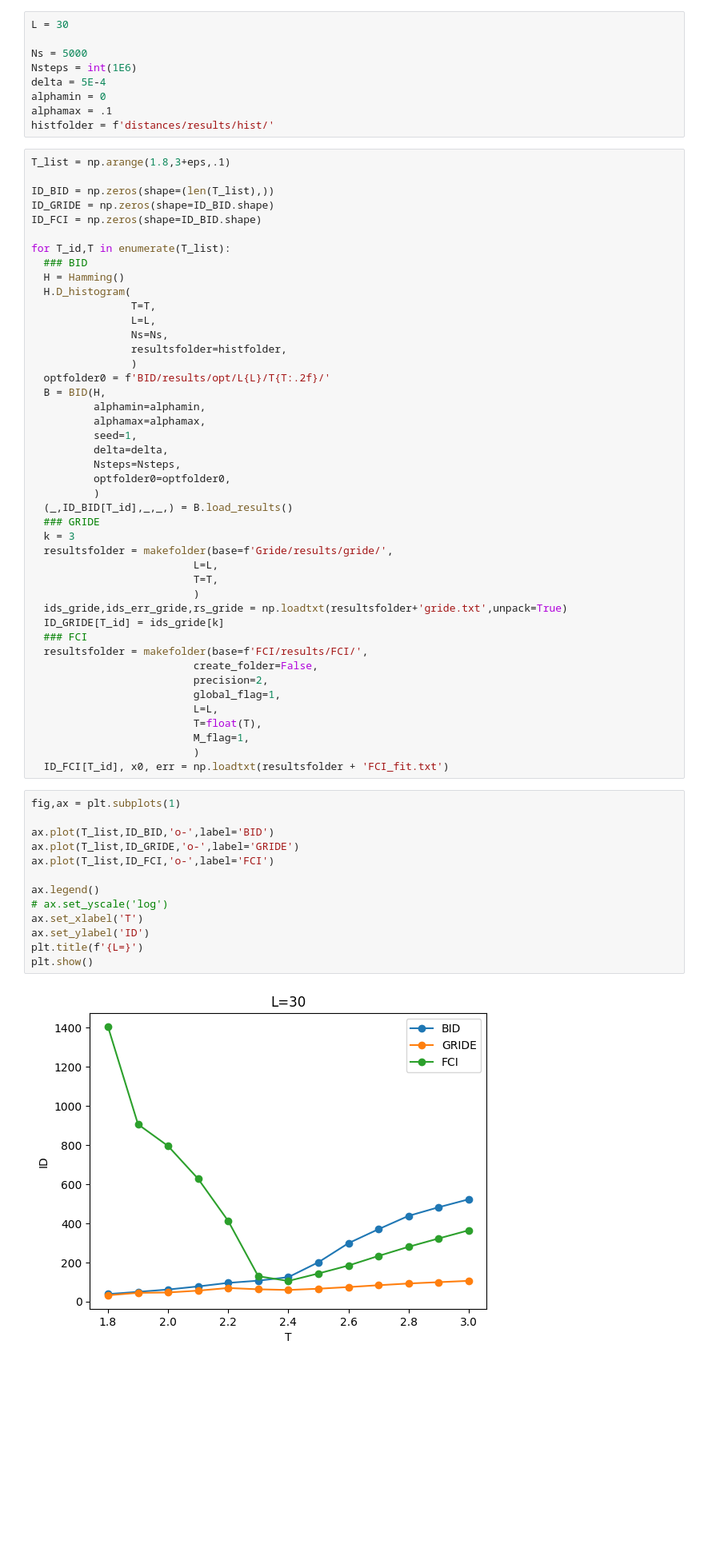
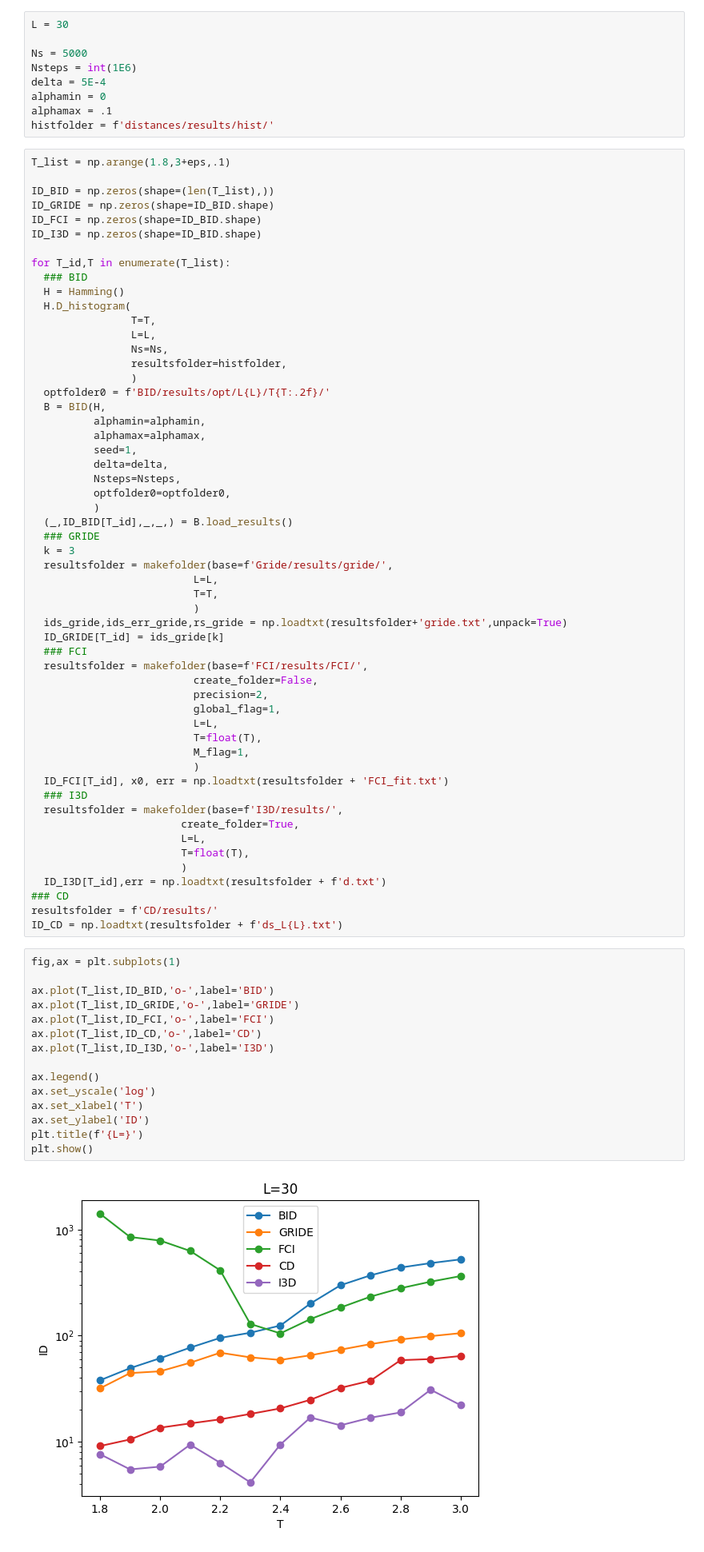
Before and after one commit to acevedo-s/BID, a Jupyter notebook: Ising-Square/Tcomparison.ipynb, the cells around one changed output. Shown at 80% size. Cells and saved outputs as stored; diff of their text form; blank space fills up the shorter version.

```diff
--- a/Ising-Square/Tcomparison.ipynb
+++ b/Ising-Square/Tcomparison.ipynb
@@ -20,6 +22,7 @@ T_list = np.arange(1.8,3+eps,.1)
 ID_BID = np.zeros(shape=(len(T_list),))
 ID_GRIDE = np.zeros(shape=ID_BID.shape)
 ID_FCI = np.zeros(shape=ID_BID.shape)
+ID_I3D = np.zeros(shape=ID_BID.shape)
 
 for T_id,T in enumerate(T_list):
   ### BID
@@ -58,18 +61,30 @@ for T_id,T in enumerate(T_list):
                           M_flag=1,
                           )
   ID_FCI[T_id], x0, err = np.loadtxt(resultsfolder + 'FCI_fit.txt')
+  ### I3D
+  resultsfolder = makefolder(base=f'I3D/results/',
+                        create_folder=True,
+                        L=L,
+                        T=float(T),
+                        )
+  ID_I3D[T_id],err = np.loadtxt(resultsfolder + f'd.txt')
+### CD
+resultsfolder = f'CD/results/'
+ID_CD = np.loadtxt(resultsfolder + f'ds_L{L}.txt')
 # %%
 fig,ax = plt.subplots(1)
 
 ax.plot(T_list,ID_BID,'o-',label='BID')
 ax.plot(T_list,ID_GRIDE,'o-',label='GRIDE')
 ax.plot(T_list,ID_FCI,'o-',label='FCI')
+ax.plot(T_list,ID_CD,'o-',label='CD')
+ax.plot(T_list,ID_I3D,'o-',label='I3D')
 
 ax.legend()
-# ax.set_yscale('log')
+ax.set_yscale('log')
 ax.set_xlabel('T')
 ax.set_ylabel('ID')
 plt.title(f'{L=}')
 plt.show()
 # %% [output]
-[figure, old version]
+[figure, new version]
```
Also changed, not shown: parts of 1 cell of this notebook, 18 other files.
